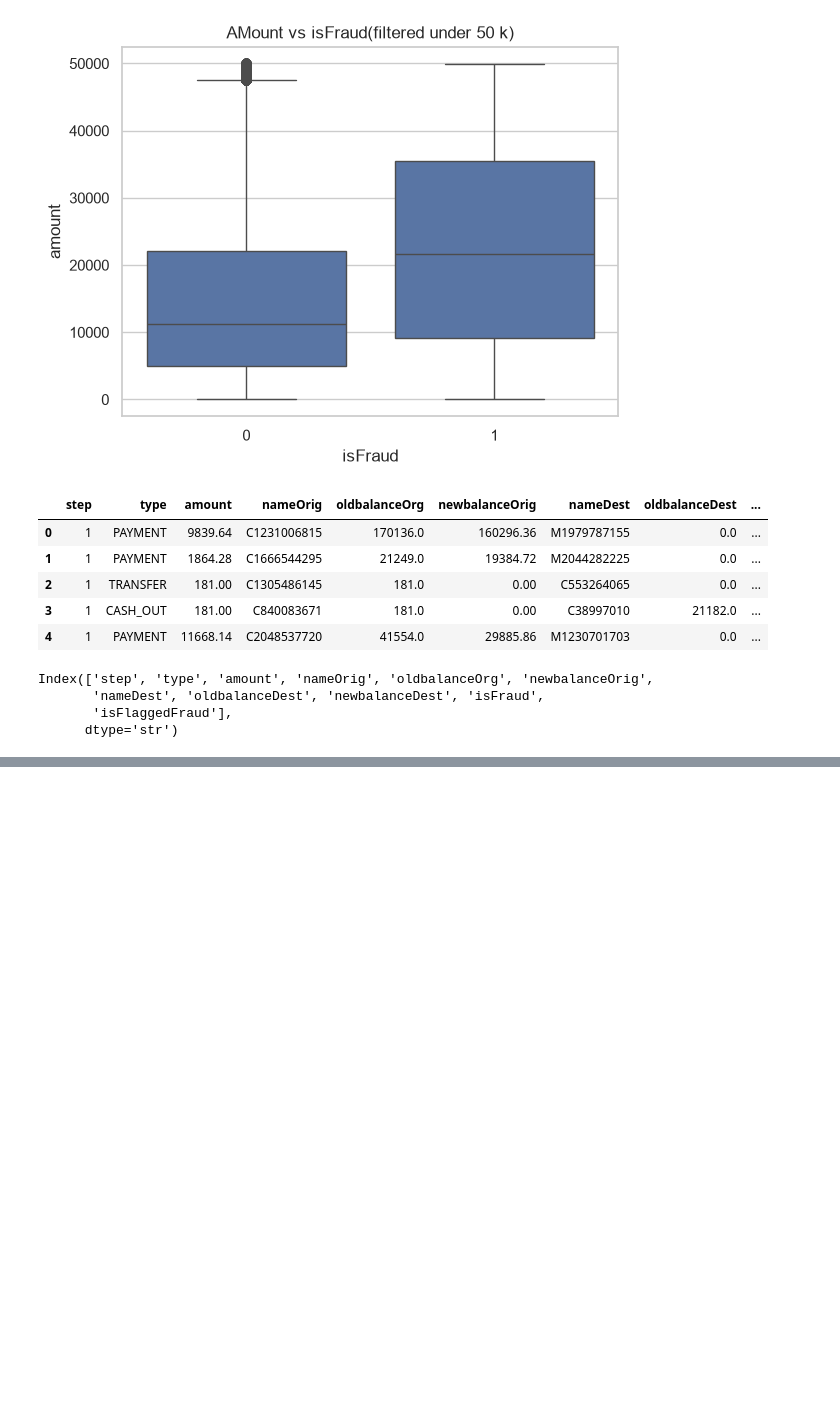
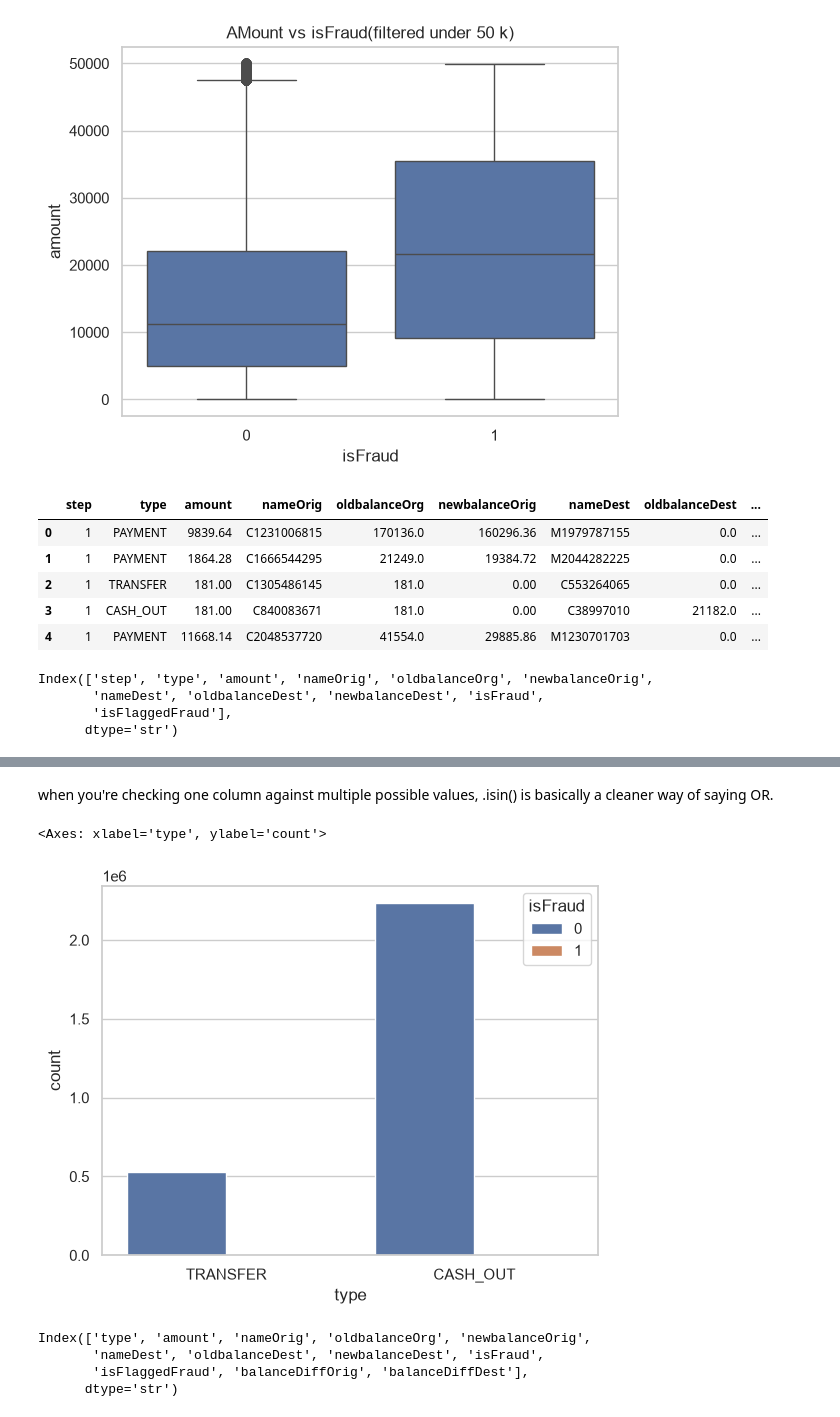
Before and after one commit to prashumgurung/Fraud-Detection-System, a Jupyter notebook: analysis_model.ipynb, the cells around one changed output, grey strips where cells are left out. Cells and saved outputs as stored; diff of their text form; code cells hidden in the pictures; blank space fills up the shorter version.

```diff
--- a/analysis_model.ipynb
+++ b/analysis_model.ipynb
@@ -284,0 +329,2 @@ df['balanceDiffDest']=df['newbalanceDest']-df['oldbalanceDest']
+# %%
+df.drop(columns="step",inplace=True)
@@ -284,0 +416,4 @@ df['balanceDiffDest']=df['newbalanceDest']-df['oldbalanceDest']
+# %%
+fraud_types=df[df['type'].isin(['TRANSFER','CASH_OUT'])]
+fraud_types
+# ALL THE ROWS BUT EITH TYPE OF ONLY TANSFER AND CAHSOUT
@@ -284,0 +434,16 @@ df['balanceDiffDest']=df['newbalanceDest']-df['oldbalanceDest']
+# %% [markdown]
+ when you're checking one column against multiple possible values, .isin() is basically a cleaner way of saying OR.
+# %%
+# COUNTPLOT
+sns.countplot(data=fraud_types,x='type' ,hue='isFraud')
+plt.title('Fraud Distribution in Transfer and Cash_Out')
+# %% [output]
+<Axes: xlabel='type', ylabel='count'>
+[figure, added]
+# %%
+df.columns
+# %% [output]
+Index(['type', 'amount', 'nameOrig', 'oldbalanceOrg', 'newbalanceOrig',
+       'nameDest', 'oldbalanceDest', 'newbalanceDest', 'isFraud',
+       'isFlaggedFraud', 'balanceDiffOrig', 'balanceDiffDest'],
+      dtype='str')
```
Also changed, not shown: parts of 22 cells of this notebook.
